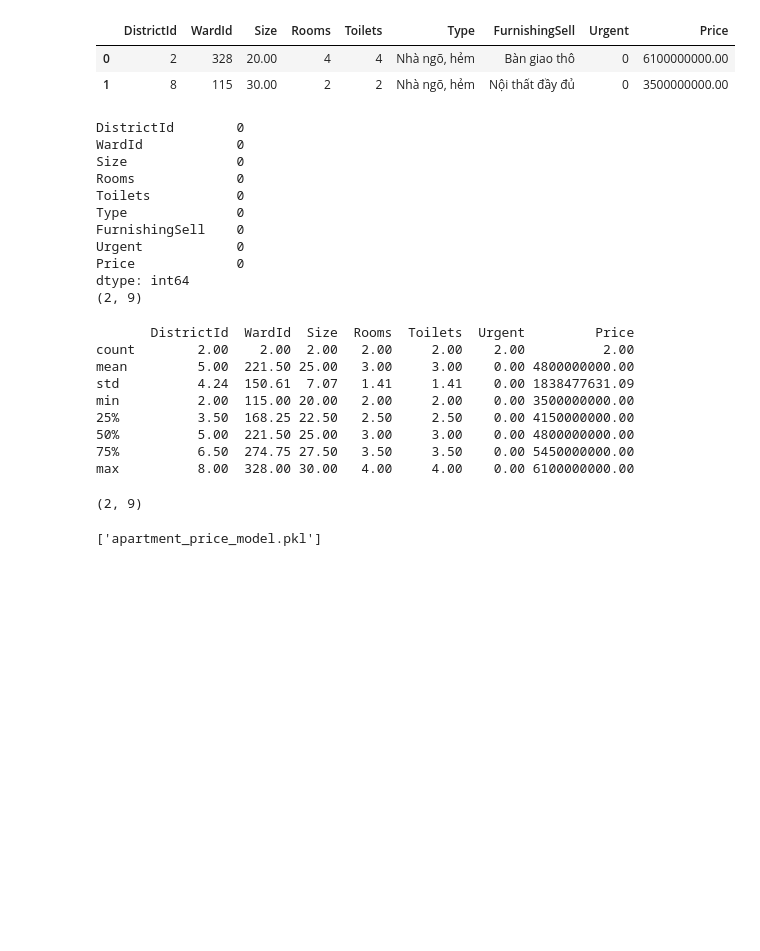
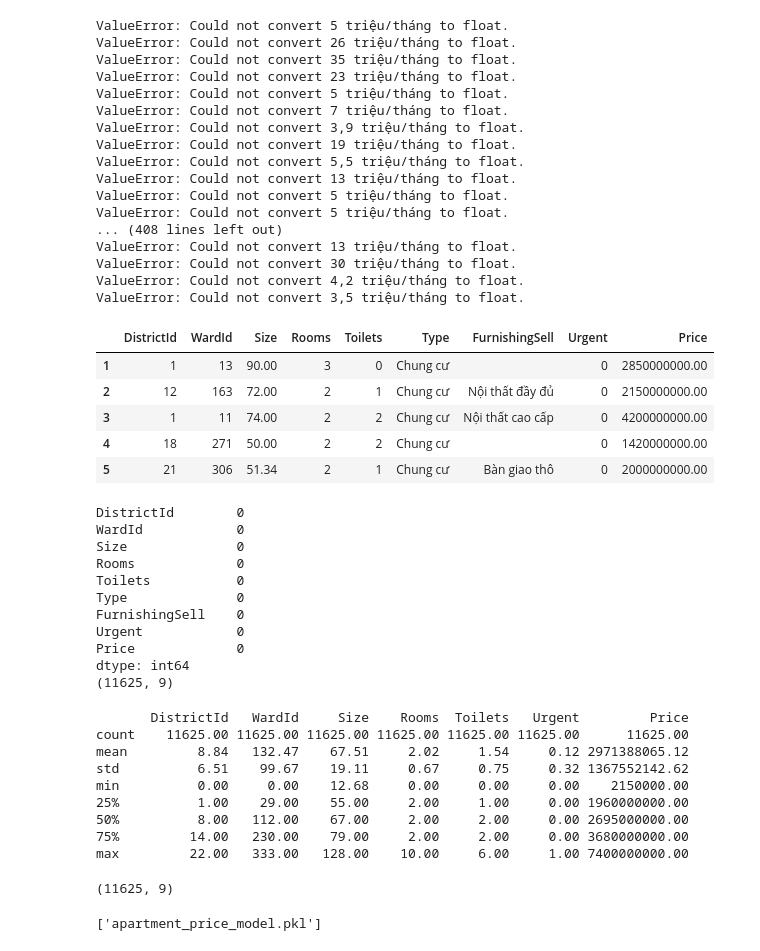
Before and after one commit to NND24/realEstatePredict, a Jupyter notebook: nhaTotPredict/canHo/DuDoanCanHo.ipynb, the cells around one changed output. Drawn from its saved outputs; the diff is of its cells as text; code cells hidden in the pictures; blank space fills up the shorter version.

```diff
--- a/nhaTotPredict/canHo/DuDoanCanHo.ipynb
+++ b/nhaTotPredict/canHo/DuDoanCanHo.ipynb
@@ -395,7 +395,7 @@ def convert_ward_to_wardId(ward, districtId):
     return ward_mapping.get((ward, districtId), np.nan)  # Returns np.nan if ward is not found
 # %%
 # Load the data
-df1 = pd.read_csv("muaBanCanHo.csv")
+df1 = pd.read_csv("final_data.csv")
 df1.head()
 
 # Handle 'location' column if it exists
@@ -403,14 +403,17 @@ if 'address' in df1.columns:
     # Filter out rows where 'address' contains 'Cập nhật'
     df1 = df1[~df1['address'].str.contains('Cập nhật', case=False, na=False)]
 
-    # Split the 'address' into multiple parts based on ', ' and take the last two columns (district and province)
-    df1[['ward','district', 'province']] = df1['address'].apply(lambda x: pd.Series(x.split(', ')[-3:]))
+    # Ensure all values in the 'address' column are strings and handle NaN values
+    df1[['ward', 'district', 'province']] = df1['address'].apply(
+        lambda x: pd.Series(str(x).split(', ')[-3:]) if pd.notnull(x) else pd.Series([None, None, None])
+    )
 
     # Remove "Tp " from the beginning of the 'province' column
     df1['province'] = df1['province'].str.replace(r'^Tp\s+', '', regex=True)
 
     # Drop the 'address' column after splitting
     df1.drop(columns=['address'], inplace=True)
+
 
 # Áp dụng hàm để chuyển đổi district thành districtId
 df1['DistrictId'] = df1['district'].apply(convert_district_to_districtId)
@@ -482,35 +485,55 @@ df1 = df1[~outliers.any(axis=1)]
 
 df1['Size'] = df1['size']
 df1['Rooms'] = df1['rooms']
 df1['Toilets'] = df1['toilets']
 df1['Type'] = df1['apartment_type']
 df1['FurnishingSell'] = df1['furnishing_sell']
 df1['Urgent'] = df1['title'].apply(lambda x: 1 if 'gấp' in x.lower() or 'ngộp' in x.lower() else 0).astype(int)
 df1['Price'] = df1['price']
 
 df1.drop(columns=['ward'], inplace=True)
 df1.drop(columns=['district'], inplace=True)
 df1.drop(columns=['furnishing_sell'], inplace=True)
 df1.drop(columns=['rooms'], inplace=True)
 df1.drop(columns=['toilets'], inplace=True)
 df1.drop(columns=['size'], inplace=True)
 df1.drop(columns=['price'], inplace=True)
 df1.drop(columns=['apartment_type'], inplace=True)
 df1.drop(columns=['price_m2'], inplace=True)
 df1.drop(columns=['property_legal_document'], inplace=True)
 df1.drop(columns=['direction'], inplace=True)
 df1.drop(columns=['province'], inplace=True)
 df1.drop(columns=['balconydirection'], inplace=True)
 df1.drop(columns=['apartment_feature'], inplace=True)
 df1.drop(columns=['property_status'], inplace=True)
 df1.drop(columns=['title'], inplace=True)
 
 # Display the updated DataFrame
 df1.head()
 # %% [output]
+ValueError: Could not convert 5 triệu/tháng to float.
+ValueError: Could not convert 26 triệu/tháng to float.
+ValueError: Could not convert 35 triệu/tháng to float.
+ValueError: Could not convert 23 triệu/tháng to float.
+ValueError: Could not convert 5 triệu/tháng to float.
+ValueError: Could not convert 7 triệu/tháng to float.
+ValueError: Could not convert 3,9 triệu/tháng to float.
+ValueError: Could not convert 19 triệu/tháng to float.
+ValueError: Could not convert 5,5 triệu/tháng to float.
+ValueError: Could not convert 13 triệu/tháng to float.
+ValueError: Could not convert 5 triệu/tháng to float.
+ValueError: Could not convert 5 triệu/tháng to float.
+... (408 lines left out)
+ValueError: Could not convert 13 triệu/tháng to float.
+ValueError: Could not convert 30 triệu/tháng to float.
+ValueError: Could not convert 4,2 triệu/tháng to float.
+ValueError: Could not convert 3,5 triệu/tháng to float.
 |  | DistrictId | WardId | Size | Rooms | Toilets | Type | FurnishingSell | Urgent | Price |
-| 0 | 2 | 328 | 20.00 | 4 | 4 | Nhà ngõ, hẻm | Bàn giao thô | 0 | 6100000000.00 |
-| 1 | 8 | 115 | 30.00 | 2 | 2 | Nhà ngõ, hẻm | Nội thất đầy đủ | 0 | 3500000000.00 |
+| 1 | 1 | 13 | 90.00 | 3 | 0 | Chung cư |  | 0 | 2850000000.00 |
+| 2 | 12 | 163 | 72.00 | 2 | 1 | Chung cư | Nội thất đầy đủ | 0 | 2150000000.00 |
+| 3 | 1 | 11 | 74.00 | 2 | 2 | Chung cư | Nội thất cao cấp | 0 | 4200000000.00 |
+| 4 | 18 | 271 | 50.00 | 2 | 2 | Chung cư |  | 0 | 1420000000.00 |
+| 5 | 21 | 306 | 51.34 | 2 | 1 | Chung cư | Bàn giao thô | 0 | 2000000000.00 |
 # %%
 # Kiểm tra giá trị thiếu
 print(df1.isnull().sum())
@@ -526,21 +549,21 @@ FurnishingSell    0
 Urgent            0
 Price             0
 dtype: int64
-(2, 9)
+(11625, 9)
 # %%
 print(df1.describe())
 df1.shape
 # %% [output]
-       DistrictId  WardId  Size  Rooms  Toilets  Urgent         Price
-count        2.00    2.00  2.00   2.00     2.00    2.00          2.00
-mean         5.00  221.50 25.00   3.00     3.00    0.00 4800000000.00
-std          4.24  150.61  7.07   1.41     1.41    0.00 1838477631.09
-min          2.00  115.00 20.00   2.00     2.00    0.00 3500000000.00
-25%          3.50  168.25 22.50   2.50     2.50    0.00 4150000000.00
-50%          5.00  221.50 25.00   3.00     3.00    0.00 4800000000.00
-75%          6.50  274.75 27.50   3.50     3.50    0.00 5450000000.00
-max          8.00  328.00 30.00   4.00     4.00    0.00 6100000000.00
+       DistrictId   WardId     Size    Rooms  Toilets   Urgent         Price
+count    11625.00 11625.00 11625.00 11625.00 11625.00 11625.00      11625.00
+mean         8.84   132.47    67.51     2.02     1.54     0.12 2971388065.12
+std          6.51    99.67    19.11     0.67     0.75     0.32 1367552142.62
+min          0.00     0.00    12.68     0.00     0.00     0.00    2150000.00
+25%          1.00    29.00    55.00     2.00     1.00     0.00 1960000000.00
+50%          8.00   112.00    67.00     2.00     2.00     0.00 2695000000.00
+75%         14.00   230.00    79.00     2.00     2.00     0.00 3680000000.00
+max         22.00   333.00   128.00    10.00     6.00     1.00 7400000000.00
-(2, 9)
+(11625, 9)
 # %%
 df1.to_csv('apartmentDataset.csv',encoding="utf-8-sig",index=False)
 # %%
```
Also changed, not shown: parts of 1 cell of this notebook, 6 other files.
